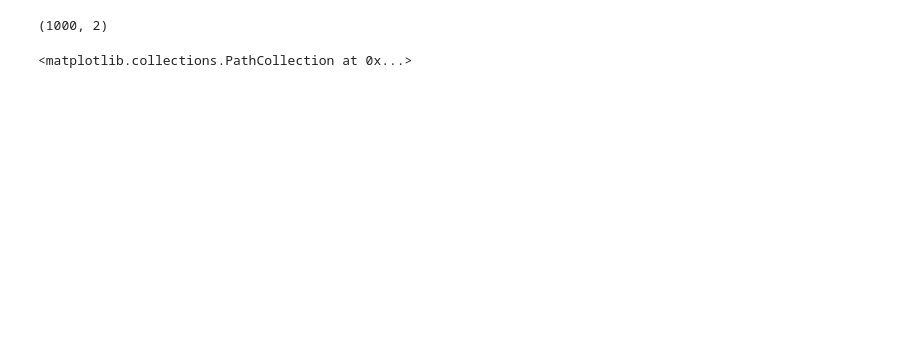
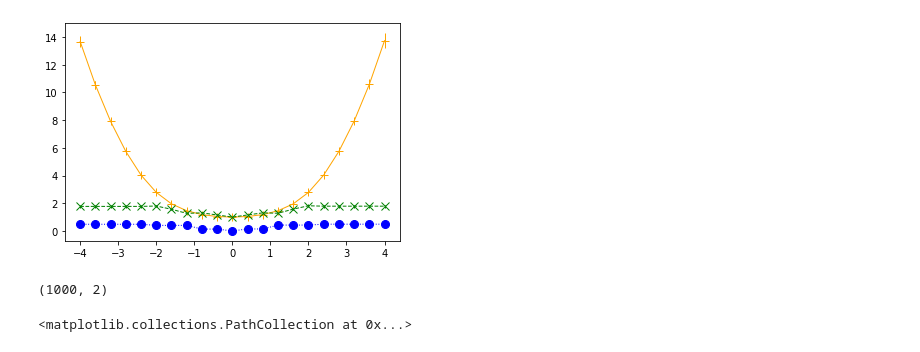
Before and after one commit to smaityumich/iftest, a Jupyter notebook: simulation/test.ipynb, the cells around one changed output. Saved outputs shown, nothing was run; the diff lists cells and outputs as text; code cells hidden in the pictures; blank space fills up the shorter version.

```diff
--- a/simulation/test.ipynb
+++ b/simulation/test.ipynb
@@ -42,3 +45,21 @@ result
+# %%
+import matplotlib.pyplot as plt
+from matplotlib.lines import Line2D
+
+cols = ['orange', 'green', 'blue']
+markers = ['+', 'x', 'o']
+ltys = ['-', '--', ':']
+tests = ['T1', 'T2', 'psi']
+test_names = tests
+
+for c, mk, lty, t, tn in zip(cols, markers, ltys, tests, test_names):
+    x = result['t']
+    mean, std = result[t]['mean'], result[t]['std']
+    plt.errorbar(x, mean, std, color = c, linestyle = lty,\
+                marker = mk, markersize = 8, lw = 1, alpha = 1)
+    #plt.yscale('log')
+# %% [output]
+[figure, added]
 # %%
 x1 = np.random.binomial(d, 0.5, size = (n, 1))
 x2 = np.random.binomial(1, 0.5, size = (n, 1))
```
Also changed, not shown: parts of 6 cells of this notebook, 1 other file.
